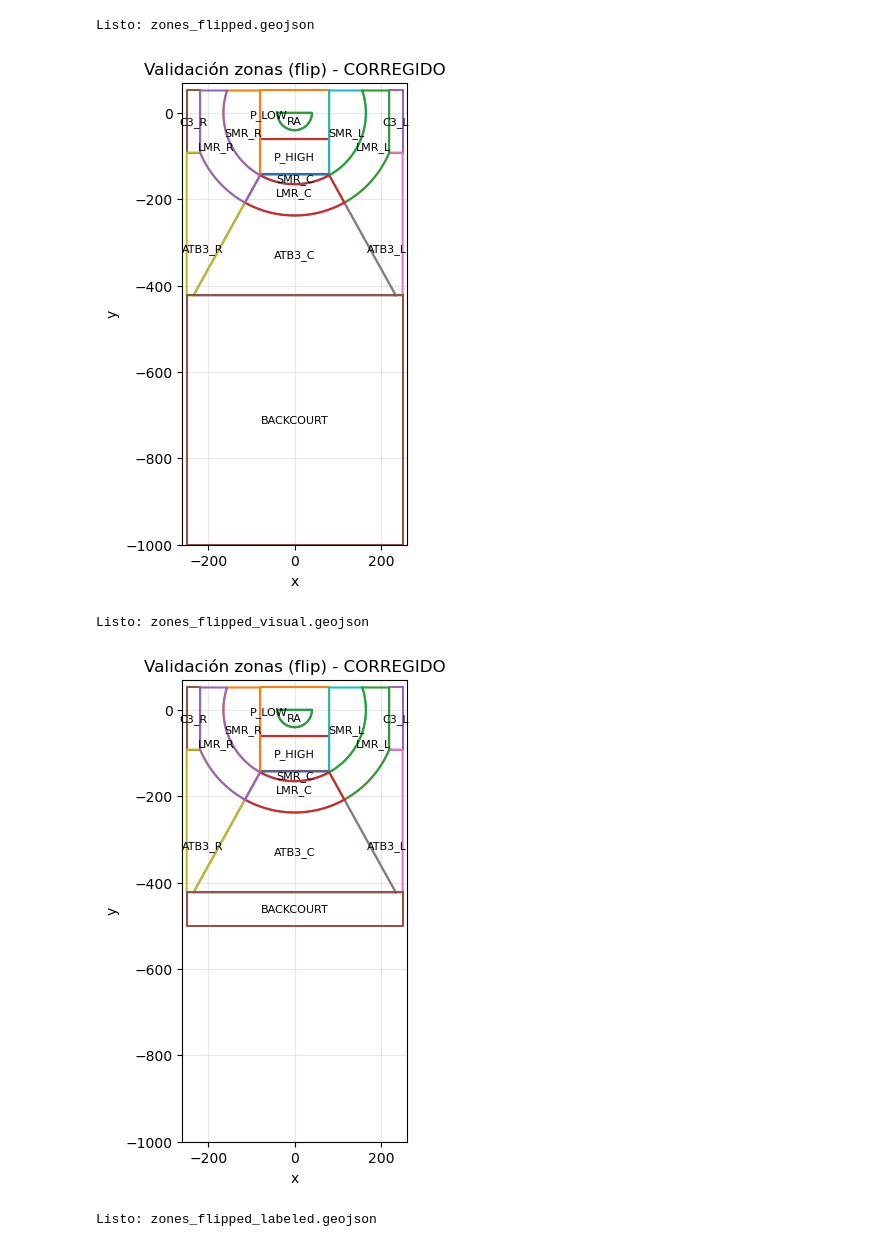
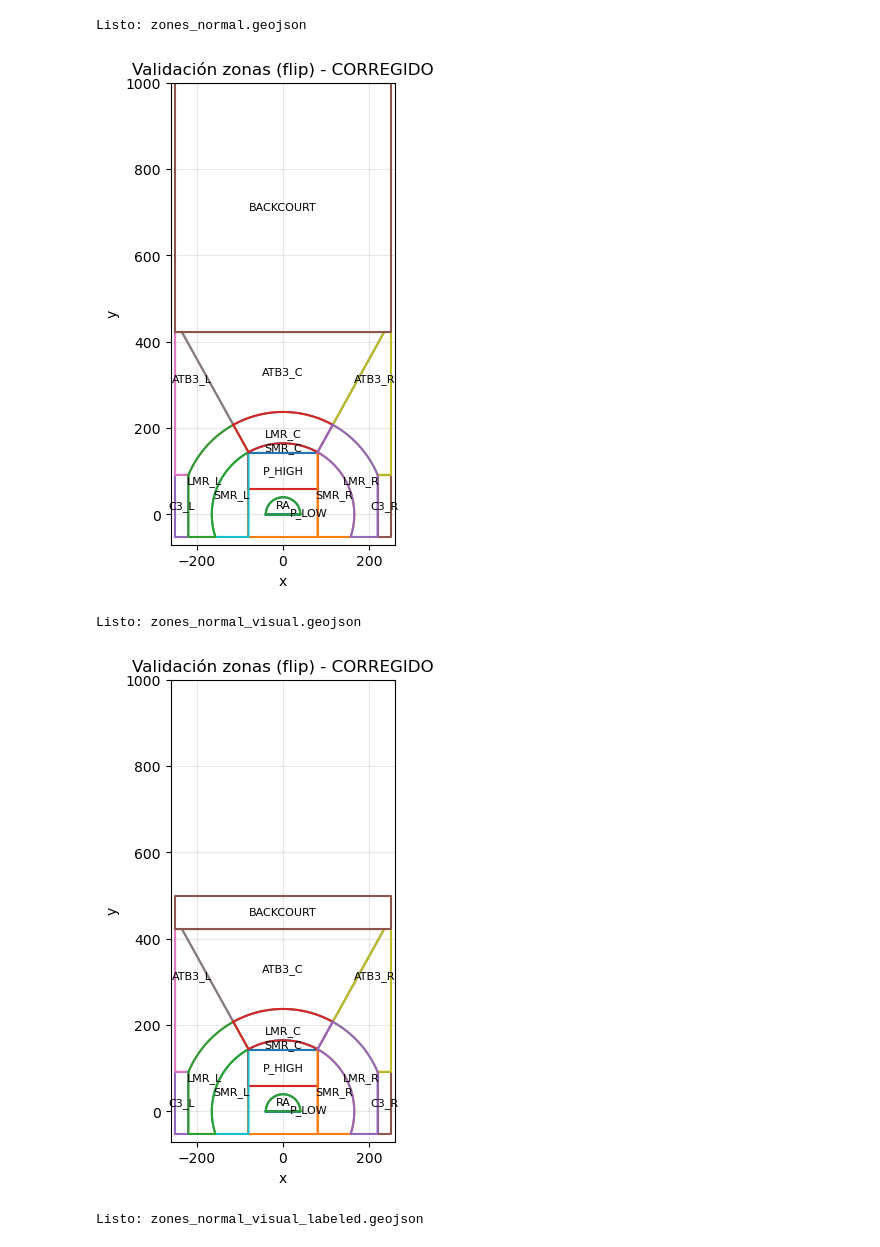
Before and after one commit to FernandoValencia-DS/nba-analytics-pipeline, a Jupyter notebook: notebooks/poligonos.ipynb, the cells around one changed output. Drawn from its saved outputs; the diff is of its cells as text; code cells hidden in the pictures.

```diff
--- a/notebooks/poligonos.ipynb
+++ b/notebooks/poligonos.ipynb
@@ -172,10 +172,10 @@ zones_normal = [
 zones_normal = [(zid, zname, g) for (zid, zname, g) in zones_normal if g is not None and not g.is_empty]
 zones_flip = [(zid, zname, flip_geom(g)) for (zid, zname, g) in zones_normal]
 
-export_geojson(zones_flip, "/home/fernando/nba-analytics-pipeline/src/data/zones/zones_flipped.geojson")
-print("Listo: zones_flipped.geojson")
+export_geojson(zones_normal, "/home/fernando/nba-analytics-pipeline/src/data/zones/zones_normal.geojson")
+print("Listo: zones_normal.geojson")
 # %% [output]
-Listo: zones_flipped.geojson
+Listo: zones_normal.geojson
 # %%
 # -------------------------
 # 7) Validación: plot SOLO polígonos (incluye interiores)
@@ -184,36 +184,36 @@ def plot_polygons(zones, title="Zonas (solo polígonos)", show_labels=True):
     fig, ax = plt.subplots(figsize=(7, 6))
 
     for zid, zname, geom in zones:
         # Polygon o MultiPolygon
         geoms = [geom] if geom.geom_type == "Polygon" else list(geom.geoms)
 
         for g in geoms:
             # exterior
             x, y = g.exterior.xy
             ax.plot(x, y)
             # holes (interiores)
             for hole in g.interiors:
                 hx, hy = hole.xy
                 ax.plot(hx, hy)
 
         if show_labels:
             p = geom.representative_point()
             ax.text(p.x, p.y, zid, ha="center", va="center", fontsize=8)
 
     ax.set_title(title)
     ax.set_xlabel("x")
     ax.set_ylabel("y")
     ax.set_aspect("equal", adjustable="box")
     ax.grid(True, alpha=0.3)
 
     # límites típicos en tu orientación flip (como tu captura)
     ax.set_xlim(-260, 260)
-    ax.set_ylim(-1000, 70)
+    ax.set_ylim(-70, 1000)
     plt.show()
 
-plot_polygons(zones_flip, title="Validación zonas (flip) - CORREGIDO", show_labels=True)
+plot_polygons(zones_normal, title="Validación zonas (flip) - CORREGIDO", show_labels=True)
 # %% [output]
-[figure, old version]
+[figure, new version]
 # %%
 BACKCOURT = rect(-250, 422.5, 250, 500)
 # %%
@@ -242,14 +242,14 @@ zones_normal = [
 zones_normal_visual = [(zid, zname, g) for (zid, zname, g) in zones_normal if g is not None and not g.is_empty]
 zones_flip_visual = [(zid, zname, flip_geom(g)) for (zid, zname, g) in zones_normal]
 
-export_geojson(zones_flip_visual, "/home/fernando/nba-analytics-pipeline/src/data/zones/zones_flipped_visual.geojson")
-print("Listo: zones_flipped_visual.geojson")
+export_geojson(zones_normal_visual, "/home/fernando/nba-analytics-pipeline/src/data/zones/zones_normal_visual.geojson")
+print("Listo: zones_normal_visual.geojson")
 # %% [output]
-Listo: zones_flipped_visual.geojson
+Listo: zones_normal_visual.geojson
 # %%
-plot_polygons(zones_flip_visual, title="Validación zonas (flip) - CORREGIDO", show_labels=True)
+plot_polygons(zones_normal_visual, title="Validación zonas (flip) - CORREGIDO", show_labels=True)
 # %% [output]
-[figure, old version]
+[figure, new version]
 # %%
 def export_geojson(zones, out_path):
     fc = {"type": "FeatureCollection", "features": []}
@@ -270,7 +270,7 @@ def export_geojson(zones, out_path):
     with open(out_path, "w") as f:
         json.dump(fc, f)
 # %%
-export_geojson(zones_flip_visual, "/home/fernando/nba-analytics-pipeline/src/data/zones/zones_flipped_visual_labeled.geojson")
-print("Listo: zones_flipped_labeled.geojson")
+export_geojson(zones_normal_visual, "/home/fernando/nba-analytics-pipeline/src/data/zones/zones_normal_visual_labeled.geojson")
+print("Listo: zones_normal_visual_labeled.geojson")
 # %% [output]
-Listo: zones_flipped_labeled.geojson
+Listo: zones_normal_visual_labeled.geojson
```
Also changed, not shown: 6 other files.
